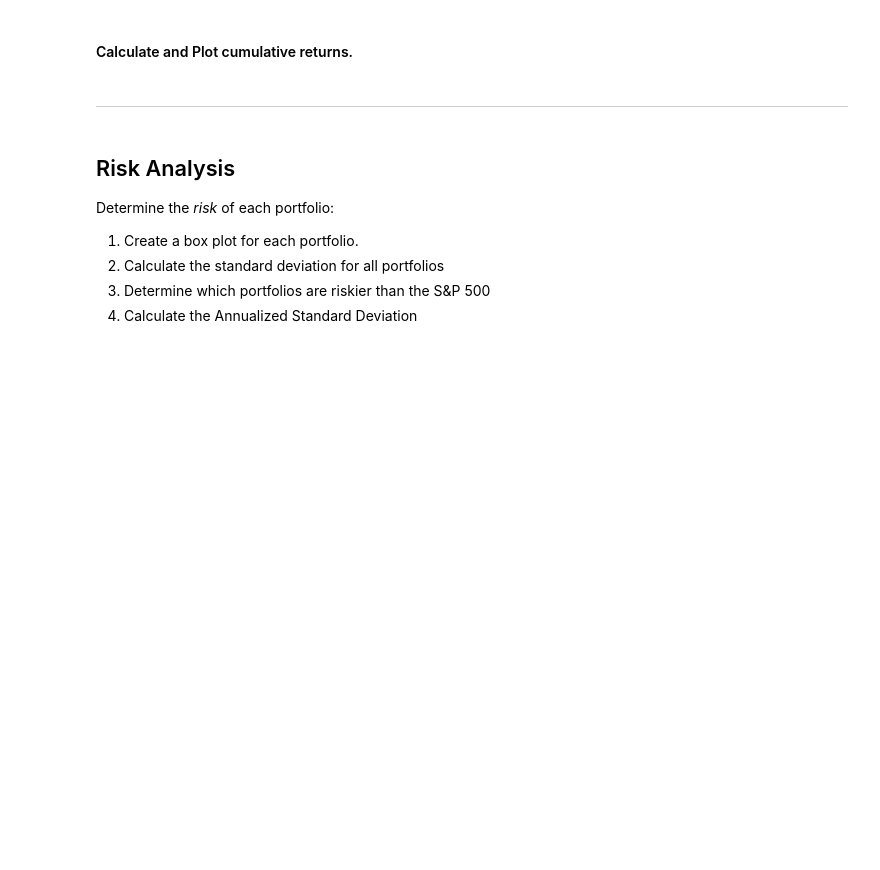
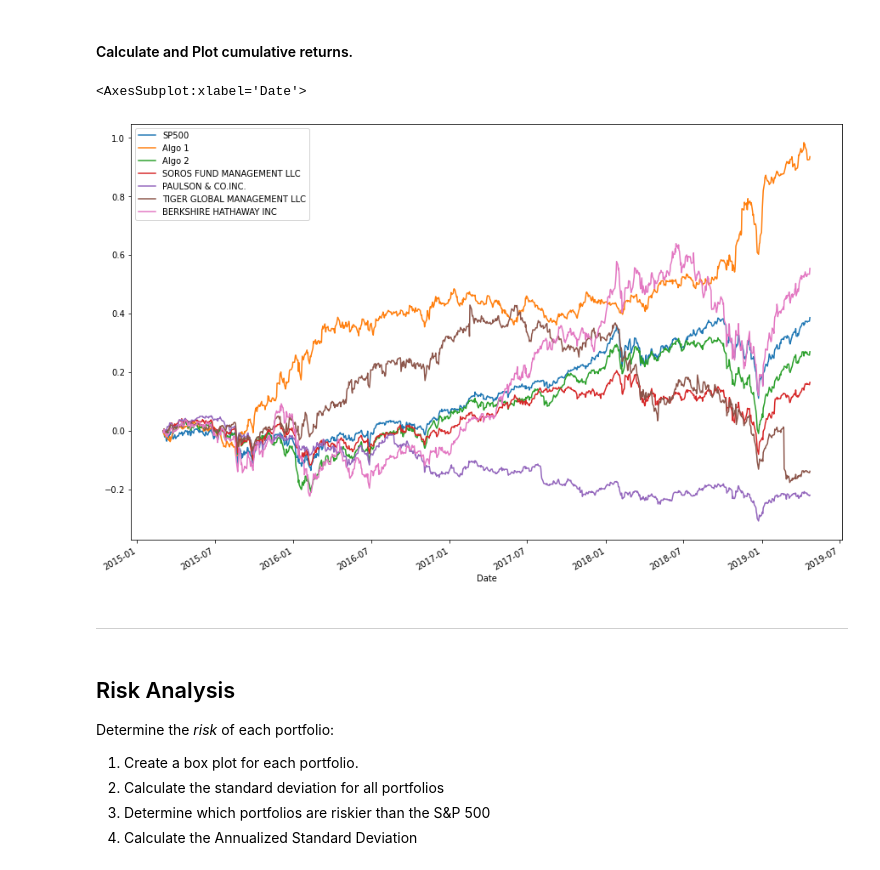
Before and after one commit to globalproweb/A-Whale-Off-the-Port-folio-, a Jupyter notebook: whale_analysis.ipynb, the cells around one changed output. Drawn from its saved outputs; the diff is of its cells as text; code cells hidden in the pictures; blank space fills up the shorter version.

```diff
--- a/whale_analysis.ipynb
+++ b/whale_analysis.ipynb
@@ -210,8 +280,13 @@ In this section, you will calculate and visualize performance and risk metrics f
 #### Calculate and Plot cumulative returns.
 # %%
 # Calculate cumulative returns of all portfolios
+cumulative_ret = all_portfolio.add(1).cumprod().sub(1)
 
 # Plot cumulative returns
+cumulative_ret.plot(figsize =(15,10))
+# %% [output]
+<AxesSubplot:xlabel='Date'>
+[figure, added]
 # %% [markdown]
 ---
 # %% [markdown]
```
Also changed, not shown: parts of 14 cells of this notebook.
